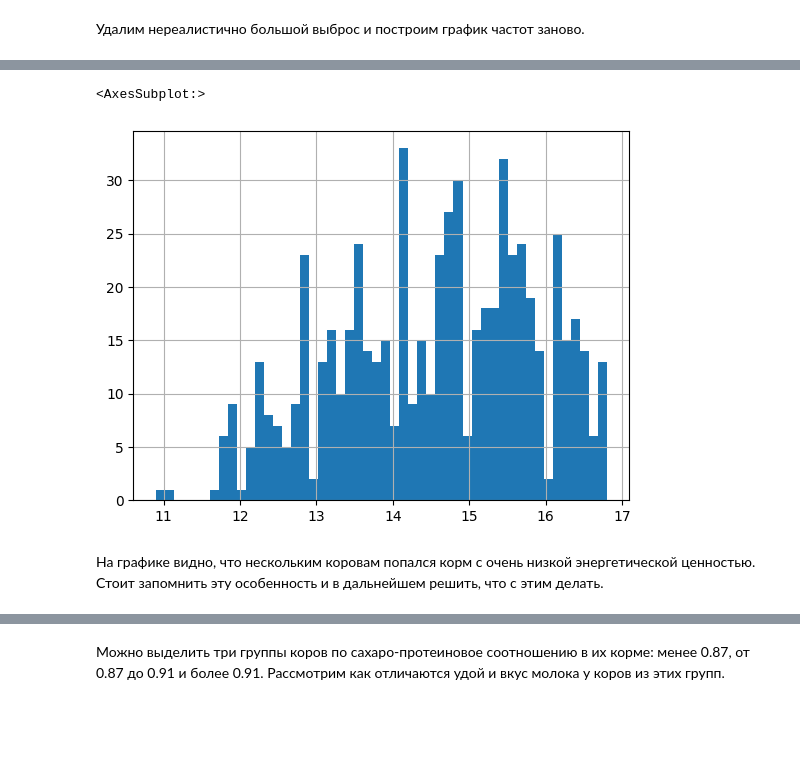
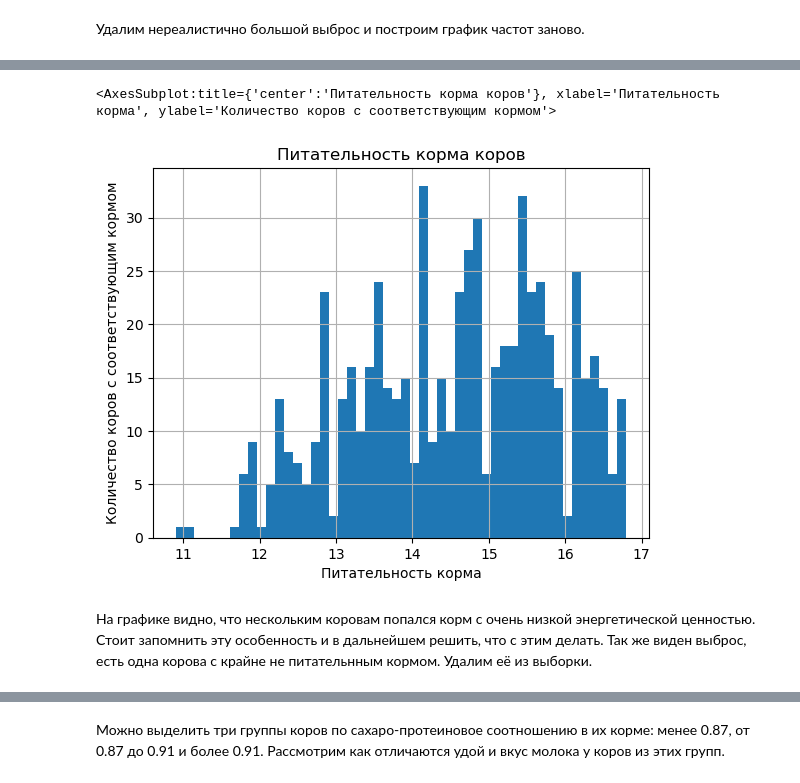
Before and after one commit to EvanderLatine/DS_Practicum, a Jupyter notebook: Ferm_Predictions/research.ipynb, the cells around one changed output, grey strips where cells are left out. Cells and saved outputs as stored; diff of their text form; code cells hidden in the pictures; blank space fills up the shorter version.

```diff
--- a/Ferm_Predictions/research.ipynb
+++ b/Ferm_Predictions/research.ipynb
@@ -423,7 +411,11 @@ memory usage: 42.9 KB
 # %%
+_, ax = plt.subplots()
+ax.set_title('Питательность корма коров')
+ax.set_xlabel("Питательность корма")
+ax.set_ylabel("Количество коров с соответствующим кормом")
 own_herd["EFU"].hist(bins=50)
 # %% [output]
-<AxesSubplot:>
+<AxesSubplot:title={'center':'Питательность корма коров'}, xlabel='Питательность корма', ylabel='Количество коров с соответствующим кормом'>
-[figure, old version]
+[figure, new version]
 # %% [markdown]
-На графике видно, что нескольким коровам попался корм с очень низкой энергетической ценностью. Стоит запомнить эту особенность и в дальнейшем решить, что с этим делать.
+На графике видно, что нескольким коровам попался корм с очень низкой энергетической ценностью. Стоит запомнить эту особенность и в дальнейшем решить, что с этим делать. Так же виден выброс, есть одна корова с крайне не питательнным кормом. Удалим её из выборки.
```
Also changed, not shown: parts of 53 cells of this notebook.
